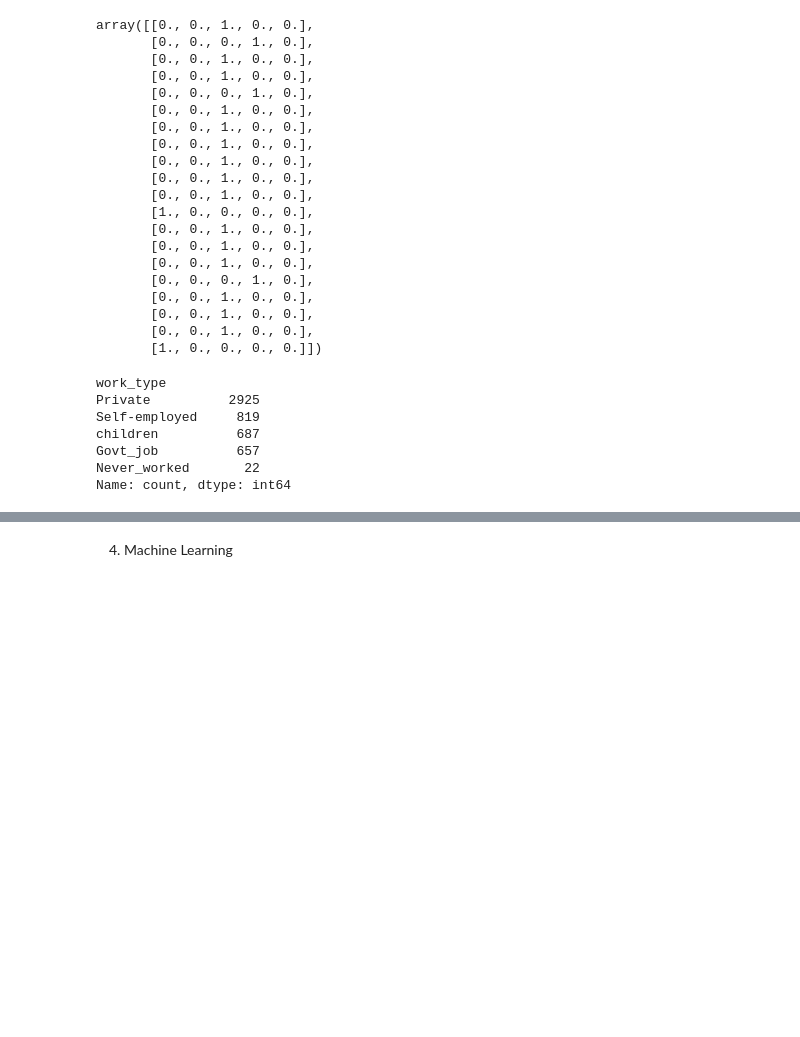
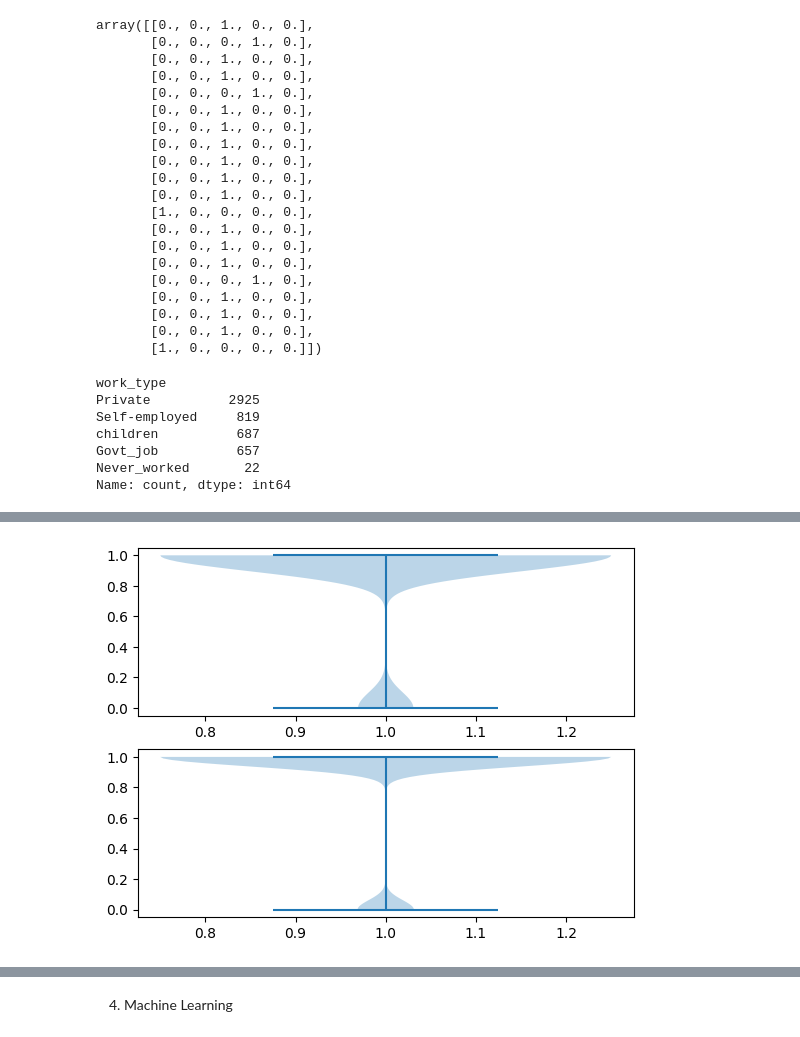
Before and after one commit to julienRactM/stroke-alert, a Jupyter notebook: julien_notebook.ipynb, the cells around one changed output, grey strips where cells are left out. Saved outputs shown, nothing was run; the diff lists cells and outputs as text; code cells hidden in the pictures; blank space fills up the shorter version.

```diff
--- a/julien_notebook.ipynb
+++ b/julien_notebook.ipynb
@@ -359,0 +410,8 @@ Name: count, dtype: int64
+# %%
+import matplotlib.pyplot as plt
+
+fig, axs = plt.subplots(2)
+violin1 = axs[0].violinplot(clean_df.ever_married[clean_df.stroke == 1])
+violin2 = axs[1].violinplot(clean_df.ever_married[clean_df.stroke != 1])
+# %% [output]
+[figure, added]
```
Also changed, not shown: parts of 28 cells of this notebook, 3 other files.
